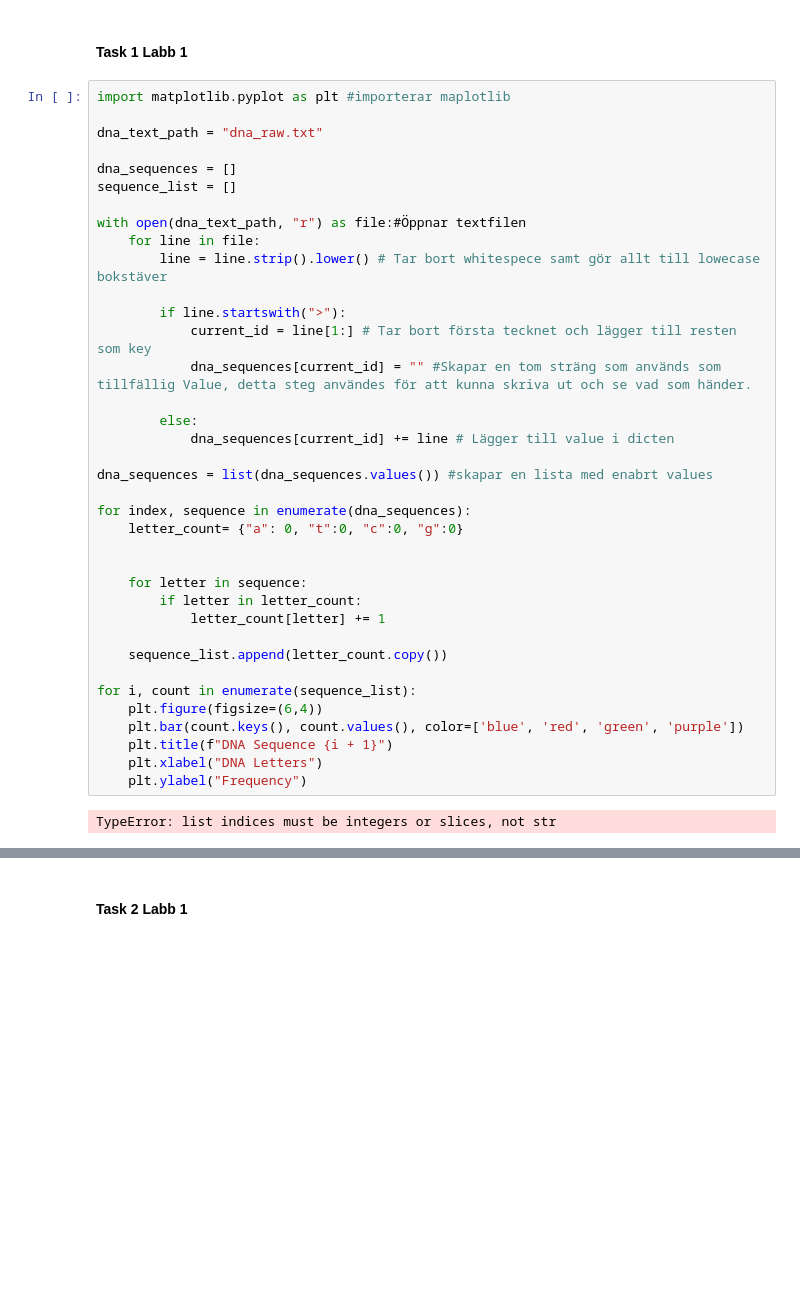
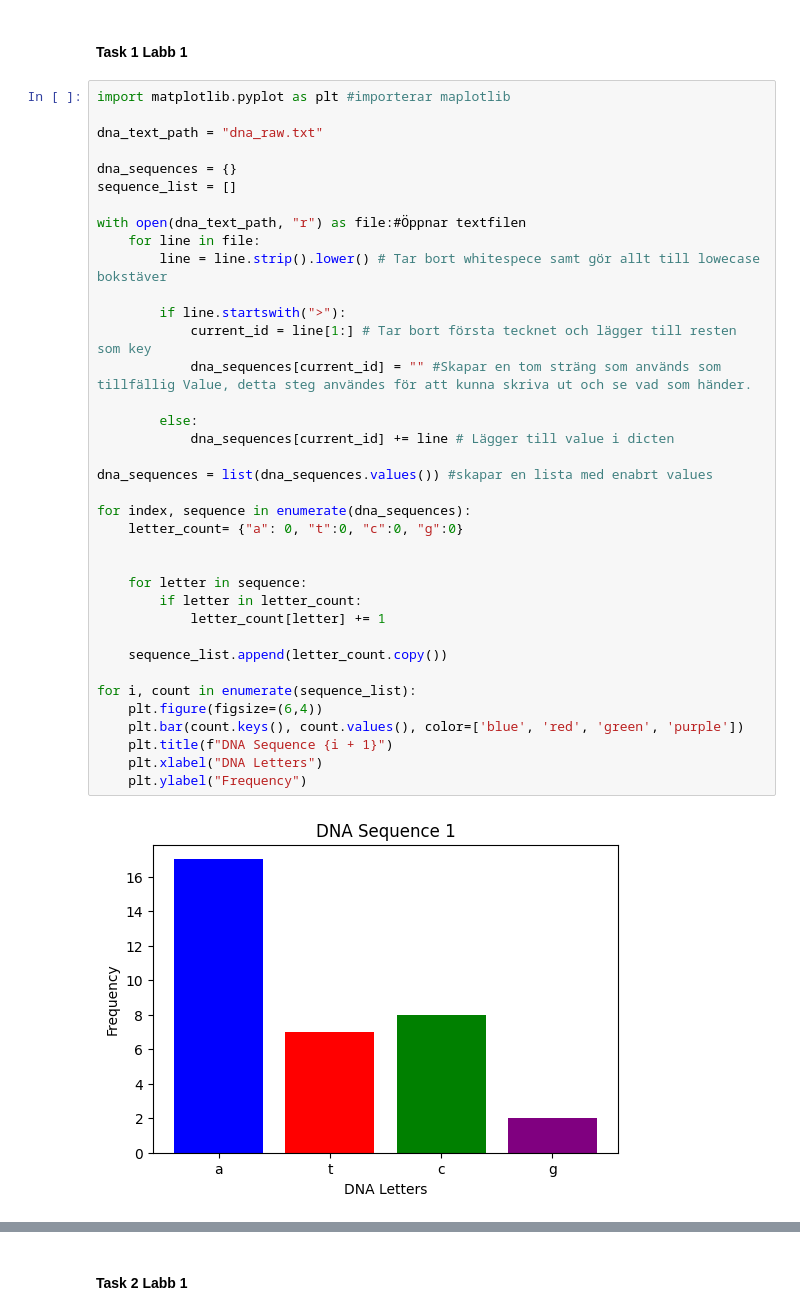
Before and after one commit to Vence85/labb_1, a Jupyter notebook: main.ipynb, the cells around one changed output, grey strips where cells are left out. Drawn from its saved outputs; the diff is of its cells as text; blank space fills up the shorter version.

```diff
--- a/main.ipynb
+++ b/main.ipynb
@@ -5,37 +5,37 @@ import matplotlib.pyplot as plt #importerar maplotlib
 
 dna_text_path = "dna_raw.txt"
 
-dna_sequences = []
+dna_sequences = {}
 sequence_list = []
 
 with open(dna_text_path, "r") as file:#Öppnar textfilen
     for line in file:
         line = line.strip().lower() # Tar bort whitespece samt gör allt till lowecase bokstäver
 
         if line.startswith(">"):
             current_id = line[1:] # Tar bort första tecknet och lägger till resten som key
             dna_sequences[current_id] = "" #Skapar en tom sträng som används som tillfällig Value, detta steg användes för att kunna skriva ut och se vad som händer.
 
         else:
             dna_sequences[current_id] += line # Lägger till value i dicten
 
 dna_sequences = list(dna_sequences.values()) #skapar en lista med enabrt values
 
 for index, sequence in enumerate(dna_sequences):
     letter_count= {"a": 0, "t":0, "c":0, "g":0}
 
 
     for letter in sequence:
         if letter in letter_count:
             letter_count[letter] += 1
 
     sequence_list.append(letter_count.copy())
 
 for i, count in enumerate(sequence_list):
     plt.figure(figsize=(6,4))
     plt.bar(count.keys(), count.values(), color=['blue', 'red', 'green', 'purple'])
     plt.title(f"DNA Sequence {i + 1}")
     plt.xlabel("DNA Letters")
     plt.ylabel("Frequency")
 # %% [output]
-TypeError: list indices must be integers or slices, not str
+[figure, added]
```
Also changed, not shown: parts of 1 cell of this notebook, 1 other file.
